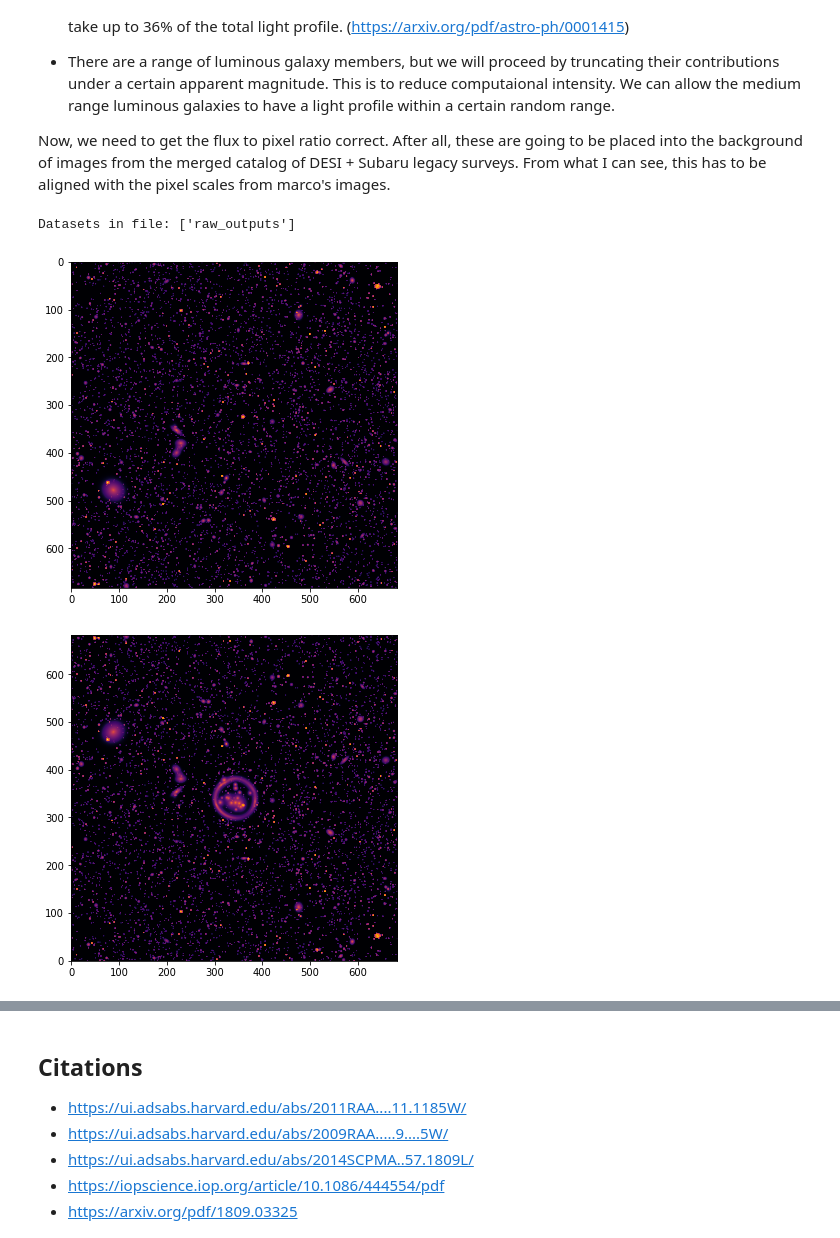
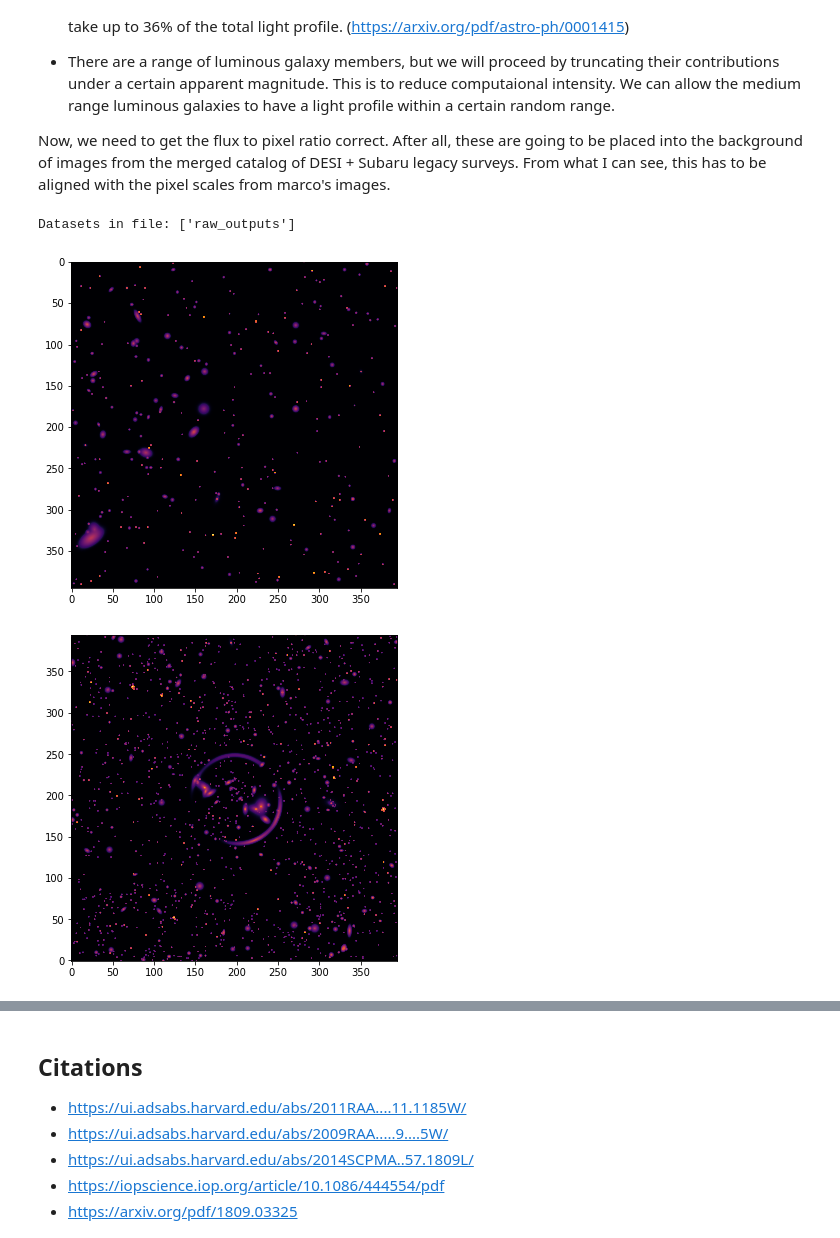
Before and after one commit to moomanchuu/SPHEREx-ML-marco-jame-proj, a Jupyter notebook: backlens1.ipynb, the cells around one changed output, grey strips where cells are left out. Cells and saved outputs as stored; diff of their text form; code cells hidden in the pictures.

Commit message:
first look at strong lensing in background

```diff
--- a/backlens1.ipynb
+++ b/backlens1.ipynb
@@ -97,25 +97,26 @@ From what I can see, this has to be aligned with the pixel scales from marco's i
 # %%
 # imageRaw = galaxy.wrapperFunction()
 # %%
-file_path = "simulated1.h5"
+file_path = "output/simulatedBackgrounds395pixels.h5"
+
 with h5py.File(file_path, "r") as h5_file:
     # List available datasets
     print("Datasets in file:", list(h5_file.keys()))
 
     dataset_name = list(h5_file.keys())[0]  # Select the dataset, should be called raw_data
     images = h5_file[dataset_name][()]  # Load the dataset into a NumPy array
 
 # Display the first image
 norm = mpl.colors.SymLogNorm(linthresh=0.005)
 
 plt.figure(figsize=(6, 6))
 plt.imshow(images[0], cmap="inferno", norm=norm)  # Assuming grayscale images
 # plt.colorbar()
 # plt.title("First Image in simulated1.h5")
 plt.show()
 # %% [output]
 Datasets in file: ['raw_outputs']
-[figure, old version]
+[figure, new version]
 # %%
 def sample_radius(n, r_c, r_min=0.01, r_max=10, alpha=-1):
     """
@@ -517,7 +518,7 @@ import autolens_config
 %autoreload 2
 # %%
 %autoreload 2
-background = images[0]
+background = images[1]
 fake = np.array([None, None])
 
 combined_raw = galaxy.wrapperFunction(20, background)
@@ -536,4 +537,4 @@ plt.imshow(combined_raw, cmap="inferno", origin="lower", norm=mpl.colors.SymLogN
 # plt.tight_layout()
 plt.show()
 # %% [output]
-[figure, old version]
+[figure, new version]
```
Also changed, not shown: parts of 4 cells of this notebook, 3 other files.
